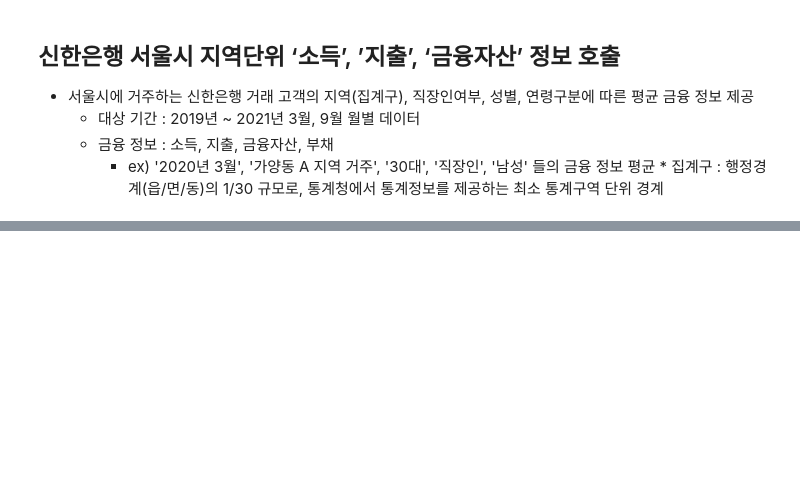
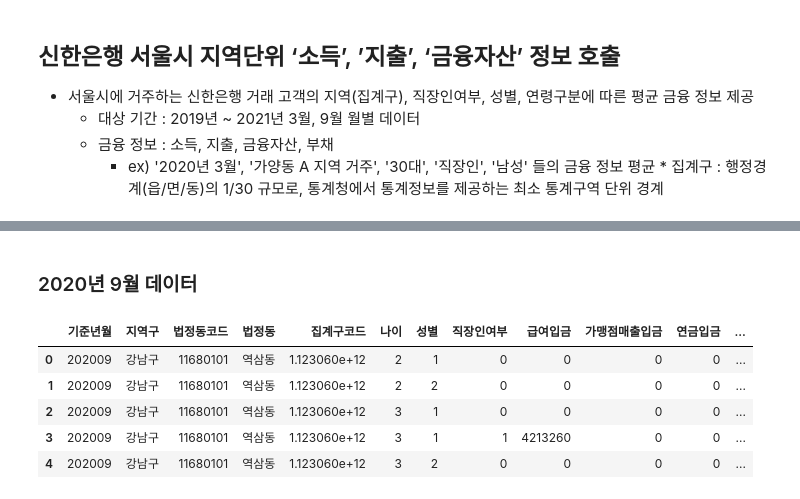
Before and after one commit to RyanKor/financial-data-competition-2021, a Jupyter notebook: Financial Data Competition 2021.ipynb, the cells around one changed output, grey strips where cells are left out. Saved outputs shown, nothing was run; the diff lists cells and outputs as text; code cells hidden in the pictures; blank space fills up the shorter version.

```diff
--- a/Financial Data Competition 2021.ipynb
+++ b/Financial Data Competition 2021.ipynb
@@ -133,0 +167,12 @@ shinhan_bank.head()
+# %% [markdown]
+### 2020년 9월 데이터
+# %%
+shinhan_bank = pd.read_csv('./data/original/finance_data202009.csv')
+shinhan_bank.head()
+# %% [output]
+|  | 기준년월 | 지역구 | 법정동코드 | 법정동 | 집계구코드 | 나이 | 성별 | 직장인여부 | 급여입금 | 가맹점매출입금 | 연금입금 | ... |
+| 0 | 202009 | 강남구 | 11680101 | 역삼동 | 1.123060e+12 | 2 | 1 | 0 | 0 | 0 | 0 | ... |
+| 1 | 202009 | 강남구 | 11680101 | 역삼동 | 1.123060e+12 | 2 | 2 | 0 | 0 | 0 | 0 | ... |
+| 2 | 202009 | 강남구 | 11680101 | 역삼동 | 1.123060e+12 | 3 | 1 | 0 | 0 | 0 | 0 | ... |
+| 3 | 202009 | 강남구 | 11680101 | 역삼동 | 1.123060e+12 | 3 | 1 | 1 | 4213260 | 0 | 0 | ... |
+| 4 | 202009 | 강남구 | 11680101 | 역삼동 | 1.123060e+12 | 3 | 2 | 0 | 0 | 0 | 0 | ... |
```
Also changed, not shown: parts of 8 cells of this notebook.
